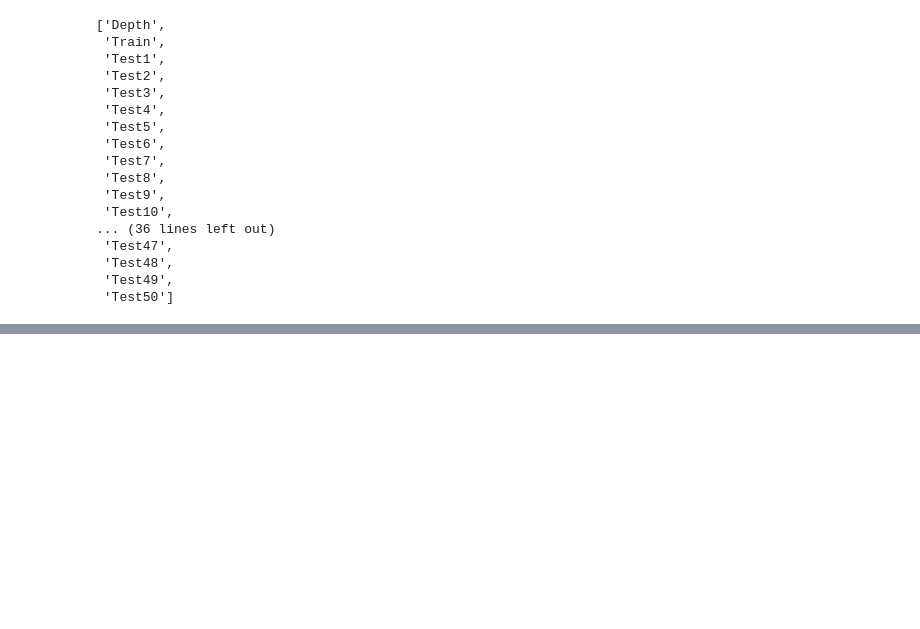
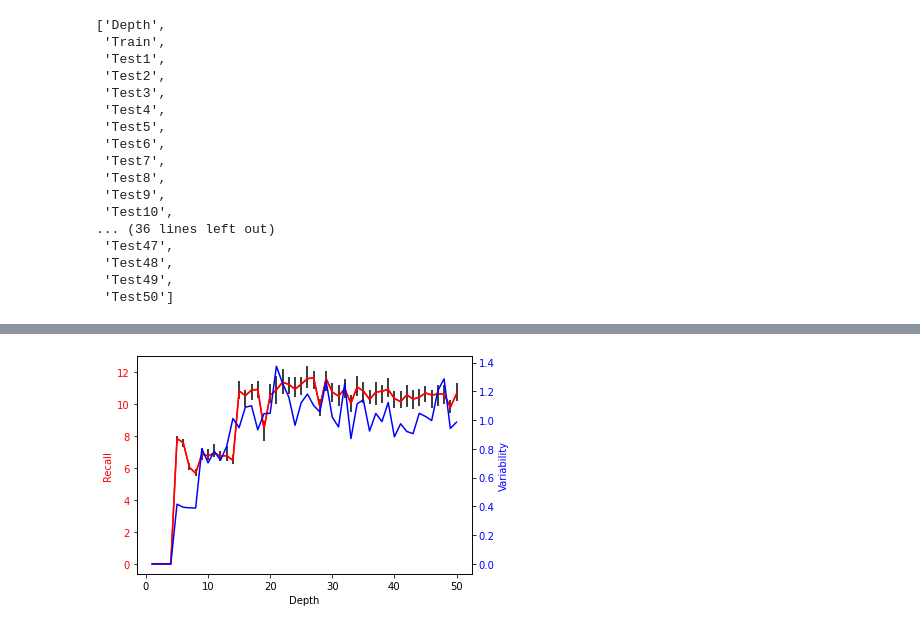
Before and after one commit to meenakshsundaram/AIML, a Jupyter notebook: DecisionTrees/src/covid19/preprocessing.ipynb, the cells around one changed output, grey strips where cells are left out. Drawn from its saved outputs; the diff is of its cells as text; code cells hidden in the pictures; blank space fills up the shorter version.

```diff
--- a/DecisionTrees/src/covid19/preprocessing.ipynb
+++ b/DecisionTrees/src/covid19/preprocessing.ipynb
@@ -675,0 +753,15 @@ plt.show()
+# %%
+fig,ax1 = plt.subplots()
+fig.patch.set_facecolor(color="white")
+ax1.set_xlabel('Depth')
+ax1.set_ylabel('Recall', color = 'red')
+ax1.errorbar(recall_x,recall_mean,yerr=[rmin_error,rmax_error],ecolor="black",color='red')
+ax1.plot(recall_x, recall_mean, color = 'red')
+ax1.tick_params(axis ='y', labelcolor = 'red')
+ax2 = ax1.twinx()
+ax2.set_ylabel('Variability', color = 'blue')
+ax2.plot(recall_x, recall_std, color = 'blue')
+ax2.tick_params(axis ='y', labelcolor = 'blue')
+plt.show()
+# %% [output]
+[figure, added]
```
Also changed, not shown: parts of 16 cells of this notebook, 3 other files.
